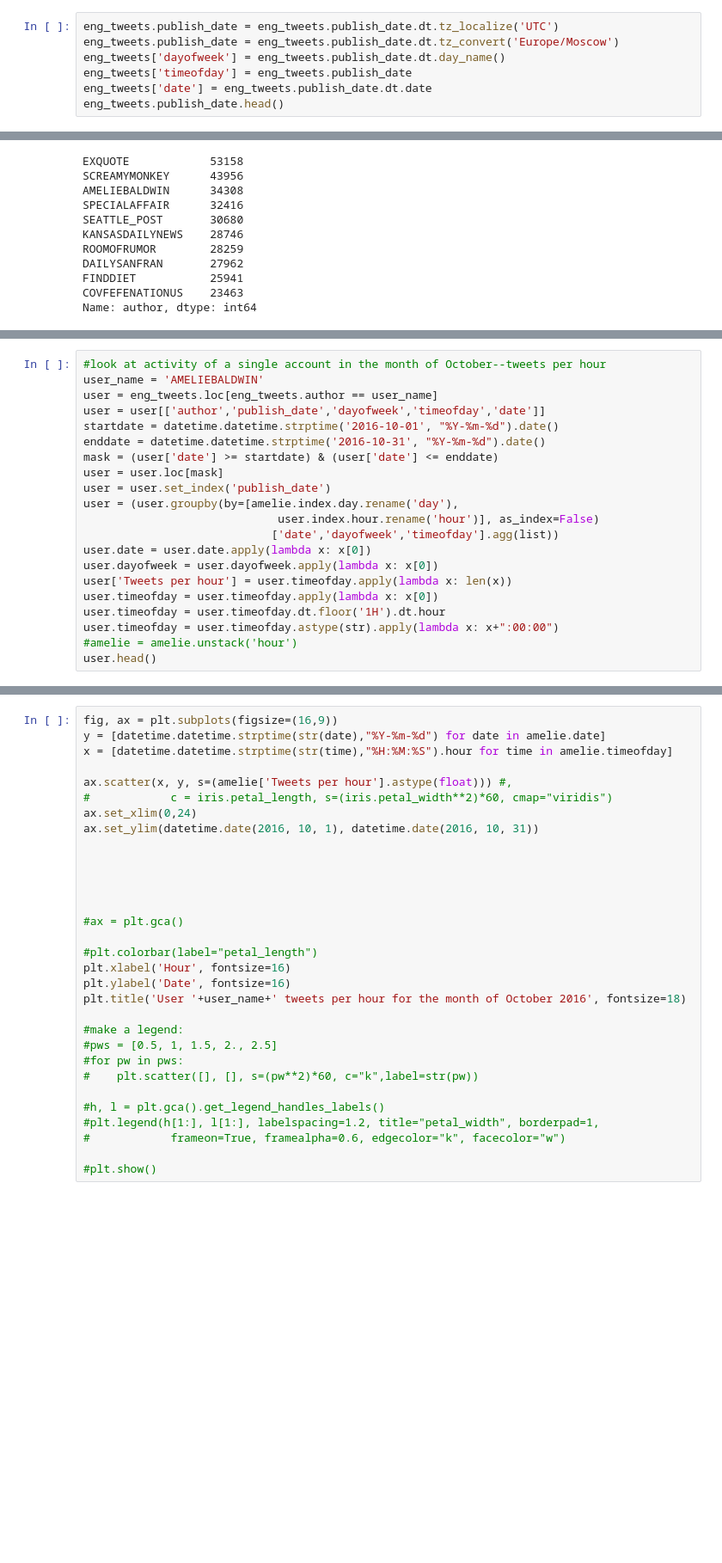
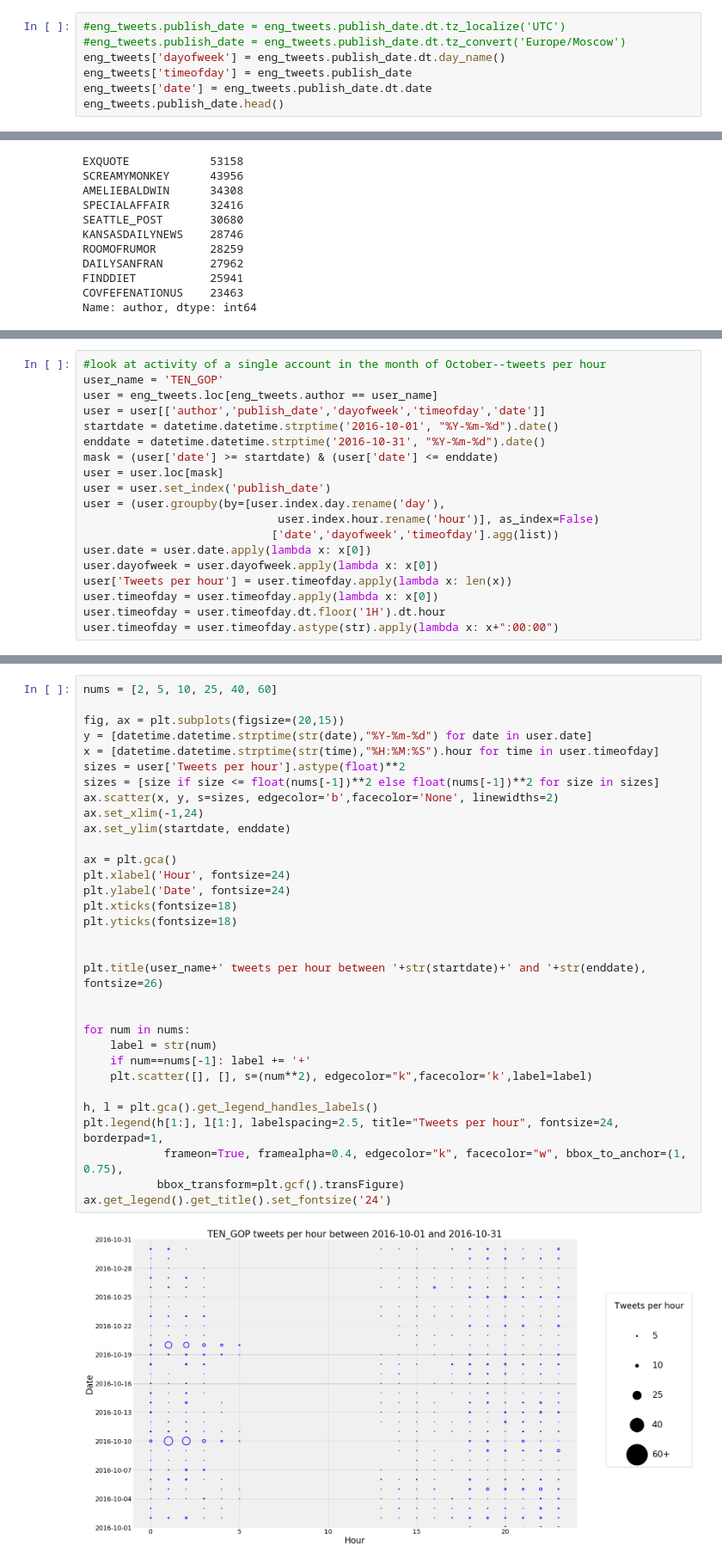
Before and after one commit to gcdunn/twitter-sockpuppet-nlp, a Jupyter notebook: Time-Series-Analysis-538.ipynb, the cells around one changed output, grey strips where cells are left out. Shown at 86% size. Saved outputs shown, nothing was run; the diff lists cells and outputs as text; blank space fills up the shorter version.

```diff
--- a/Time-Series-Analysis-538.ipynb
+++ b/Time-Series-Analysis-538.ipynb
@@ -59,8 +89,8 @@ eng_tweets.publish_date.head()
 4   2017-10-01 02:13:00
 Name: publish_date, dtype: datetime64[ns]
 # %%
-eng_tweets.publish_date = eng_tweets.publish_date.dt.tz_localize('UTC')
-eng_tweets.publish_date = eng_tweets.publish_date.dt.tz_convert('Europe/Moscow')
+#eng_tweets.publish_date = eng_tweets.publish_date.dt.tz_localize('UTC')
+#eng_tweets.publish_date = eng_tweets.publish_date.dt.tz_convert('Europe/Moscow')
 eng_tweets['dayofweek'] = eng_tweets.publish_date.dt.day_name()
 eng_tweets['timeofday'] = eng_tweets.publish_date
 eng_tweets['date'] = eng_tweets.publish_date.dt.date
@@ -98,6 +148,6 @@ Name: author, dtype: int64
 # %%
 #look at activity of a single account in the month of October--tweets per hour
-user_name = 'AMELIEBALDWIN'
+user_name = 'TEN_GOP'
 user = eng_tweets.loc[eng_tweets.author == user_name]
 user = user[['author','publish_date','dayofweek','timeofday','date']]
 startdate = datetime.datetime.strptime('2016-10-01', "%Y-%m-%d").date()
@@ -105,7 +155,7 @@ enddate = datetime.datetime.strptime('2016-10-31', "%Y-%m-%d").date()
 mask = (user['date'] >= startdate) & (user['date'] <= enddate)
 user = user.loc[mask]
 user = user.set_index('publish_date')
-user = (user.groupby(by=[amelie.index.day.rename('day'),
+user = (user.groupby(by=[user.index.day.rename('day'),
                              user.index.hour.rename('hour')], as_index=False)
                             ['date','dayofweek','timeofday'].agg(list))
 user.date = user.date.apply(lambda x: x[0])
@@ -114,5 +164,3 @@ user['Tweets per hour'] = user.timeofday.apply(lambda x: len(x))
 user.timeofday = user.timeofday.apply(lambda x: x[0])
 user.timeofday = user.timeofday.dt.floor('1H').dt.hour
 user.timeofday = user.timeofday.astype(str).apply(lambda x: x+":00:00")
-#amelie = amelie.unstack('hour')
-user.head()
@@ -121,31 +169,34 @@ AttributeError: 'RangeIndex' object has no attribute 'day'
 # %%
-fig, ax = plt.subplots(figsize=(16,9))
-y = [datetime.datetime.strptime(str(date),"%Y-%m-%d") for date in amelie.date]
-x = [datetime.datetime.strptime(str(time),"%H:%M:%S").hour for time in amelie.timeofday]
+nums = [2, 5, 10, 25, 40, 60]
 
-ax.scatter(x, y, s=(amelie['Tweets per hour'].astype(float))) #,
-#            c = iris.petal_length, s=(iris.petal_width**2)*60, cmap="viridis")
-ax.set_xlim(0,24)
-ax.set_ylim(datetime.date(2016, 10, 1), datetime.date(2016, 10, 31))
+fig, ax = plt.subplots(figsize=(20,15))
+y = [datetime.datetime.strptime(str(date),"%Y-%m-%d") for date in user.date]
+x = [datetime.datetime.strptime(str(time),"%H:%M:%S").hour for time in user.timeofday]
+sizes = user['Tweets per hour'].astype(float)**2
+sizes = [size if size <= float(nums[-1])**2 else float(nums[-1])**2 for size in sizes]
+ax.scatter(x, y, s=sizes, edgecolor='b',facecolor='None', linewidths=2)
+ax.set_xlim(-1,24)
+ax.set_ylim(startdate, enddate)
+
+ax = plt.gca()
+plt.xlabel('Hour', fontsize=24)
+plt.ylabel('Date', fontsize=24)
+plt.xticks(fontsize=18)
+plt.yticks(fontsize=18)
 
 
+plt.title(user_name+' tweets per hour between '+str(startdate)+' and '+str(enddate), fontsize=26)
 
 
+for num in nums:
+    label = str(num)
+    if num==nums[-1]: label += '+'
+    plt.scatter([], [], s=(num**2), edgecolor="k",facecolor='k',label=label)
 
-#ax = plt.gca()
-
-#plt.colorbar(label="petal_length")
-plt.xlabel('Hour', fontsize=16)
-plt.ylabel('Date', fontsize=16)
-plt.title('User '+user_name+' tweets per hour for the month of October 2016', fontsize=18)
-
-#make a legend:
-#pws = [0.5, 1, 1.5, 2., 2.5]
-#for pw in pws:
-#    plt.scatter([], [], s=(pw**2)*60, c="k",label=str(pw))
-
-#h, l = plt.gca().get_legend_handles_labels()
-#plt.legend(h[1:], l[1:], labelspacing=1.2, title="petal_width", borderpad=1,
-#            frameon=True, framealpha=0.6, edgecolor="k", facecolor="w")
-
-#plt.show()
+h, l = plt.gca().get_legend_handles_labels()
+plt.legend(h[1:], l[1:], labelspacing=2.5, title="Tweets per hour", fontsize=24, borderpad=1,
+            frameon=True, framealpha=0.4, edgecolor="k", facecolor="w", bbox_to_anchor=(1, 0.75),
+           bbox_transform=plt.gcf().transFigure)
+ax.get_legend().get_title().set_fontsize('24')
+# %% [output]
+[figure, added]
```
Also changed, not shown: parts of 16 cells of this notebook.
